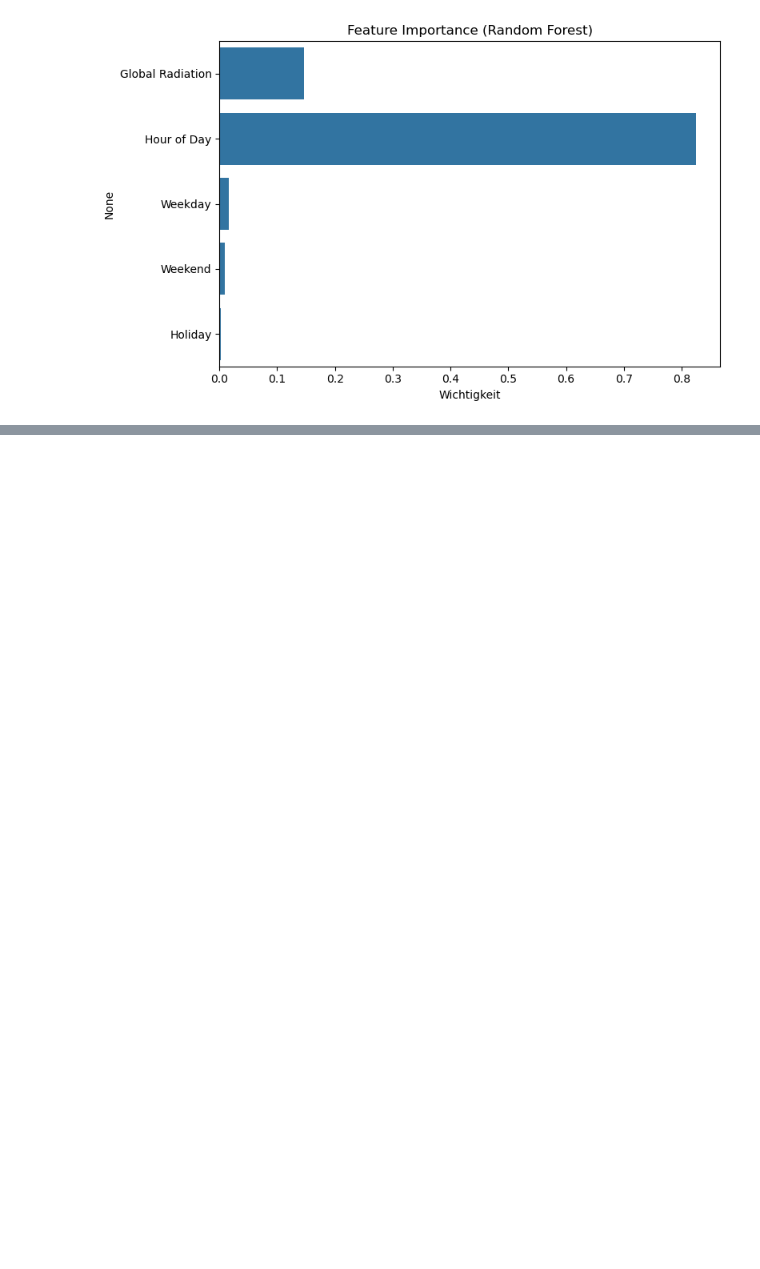
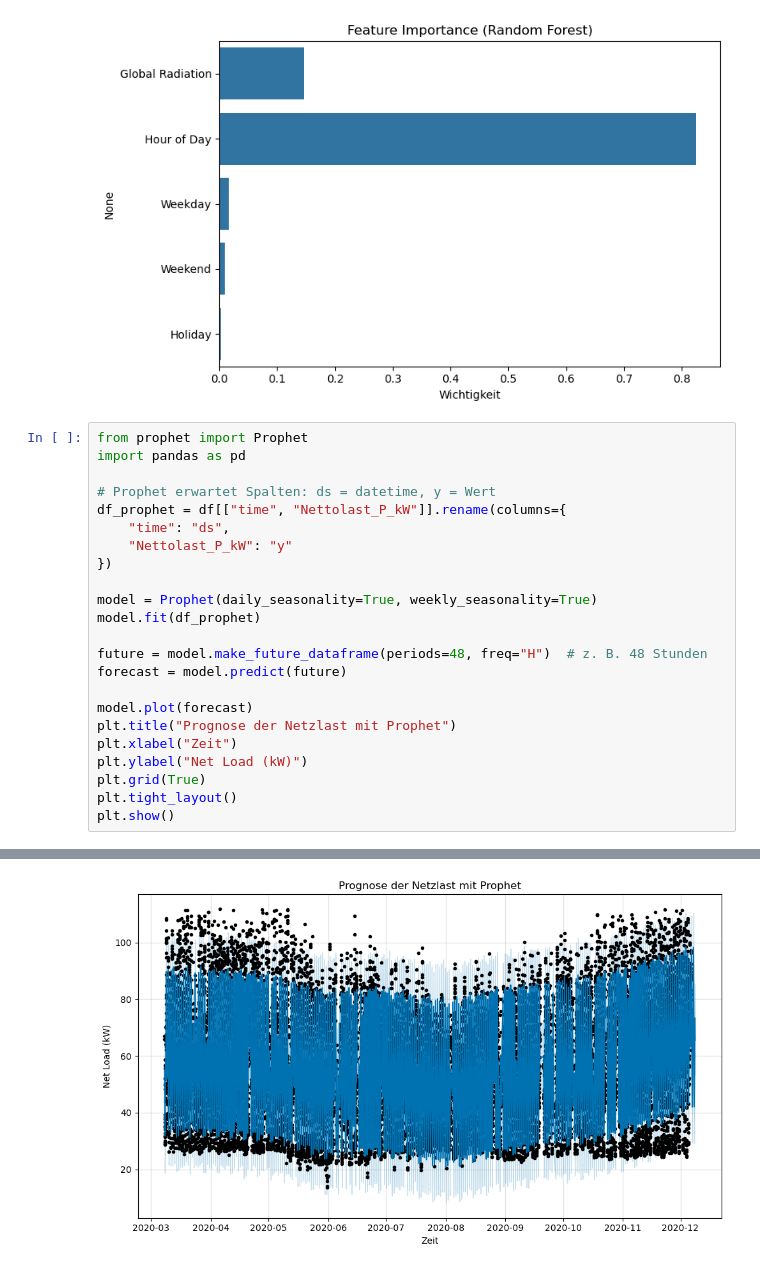
Before and after one commit to feizicodes/ml-netload-prediction, a Jupyter notebook: scr/ML.ipynb, the cells around one changed output, grey strips where cells are left out. Drawn from its saved outputs; the diff is of its cells as text; blank space fills up the shorter version.

```diff
--- a/scr/ML.ipynb
+++ b/scr/ML.ipynb
@@ -446,3 +324,27 @@ plt.tight_layout()
 plt.show()
 # %% [output]
 [figure]
+# %%
+from prophet import Prophet
+import pandas as pd
+
+# Prophet erwartet Spalten: ds = datetime, y = Wert
+df_prophet = df[["time", "Nettolast_P_kW"]].rename(columns={
+    "time": "ds",
+    "Nettolast_P_kW": "y"
+})
+
+model = Prophet(daily_seasonality=True, weekly_seasonality=True)
+model.fit(df_prophet)
+
+future = model.make_future_dataframe(periods=48, freq="H")  # z. B. 48 Stunden
+forecast = model.predict(future)
+
+model.plot(forecast)
+plt.title("Prognose der Netzlast mit Prophet")
+plt.xlabel("Zeit")
+plt.ylabel("Net Load (kW)")
+plt.grid(True)
+plt.tight_layout()
+plt.show()
+# %% [output]
@@ -448,0 +353 @@ plt.show()
+[figure, added]
```
Also changed, not shown: parts of 6 cells of this notebook, 4 other files.
